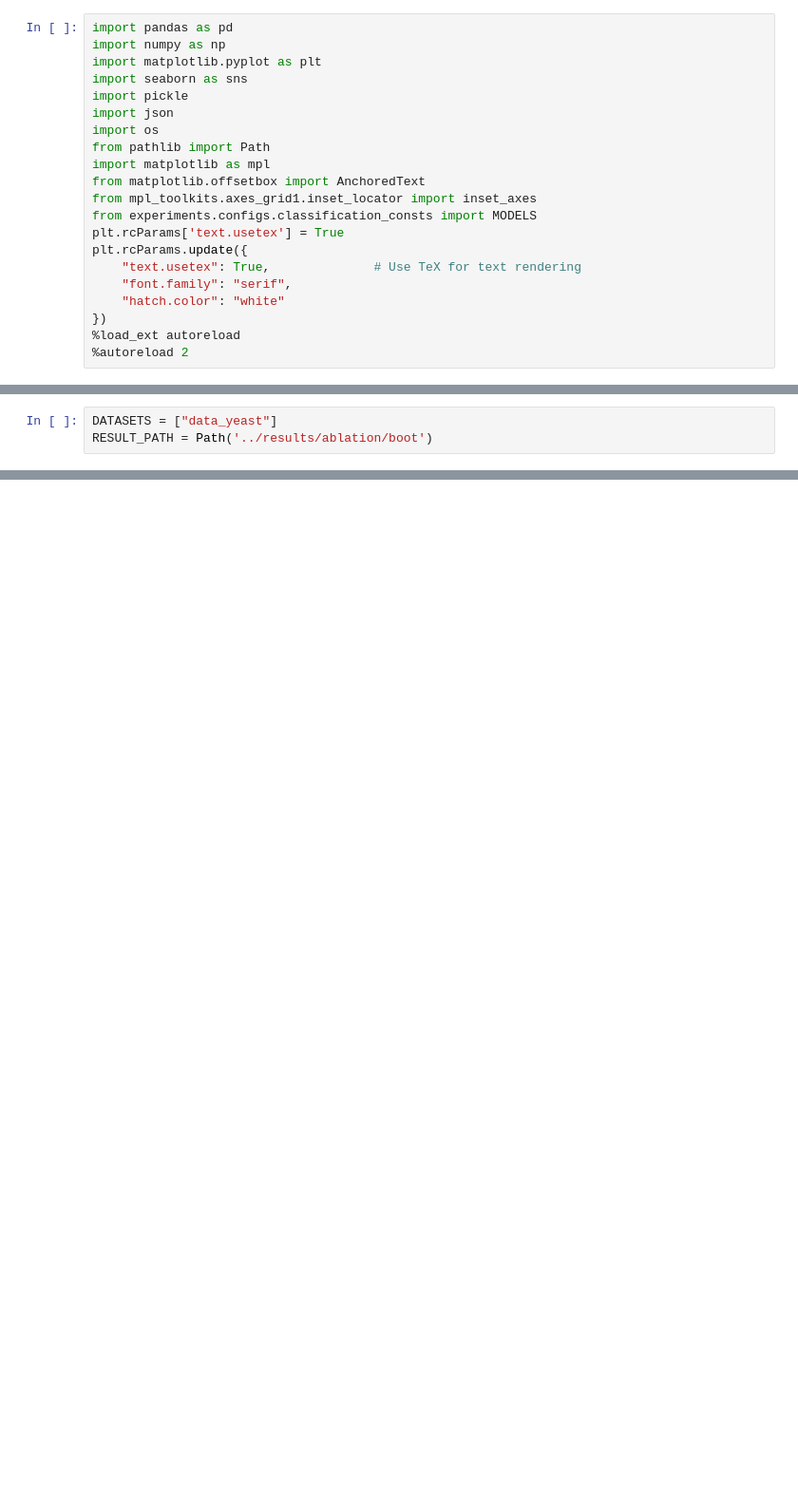
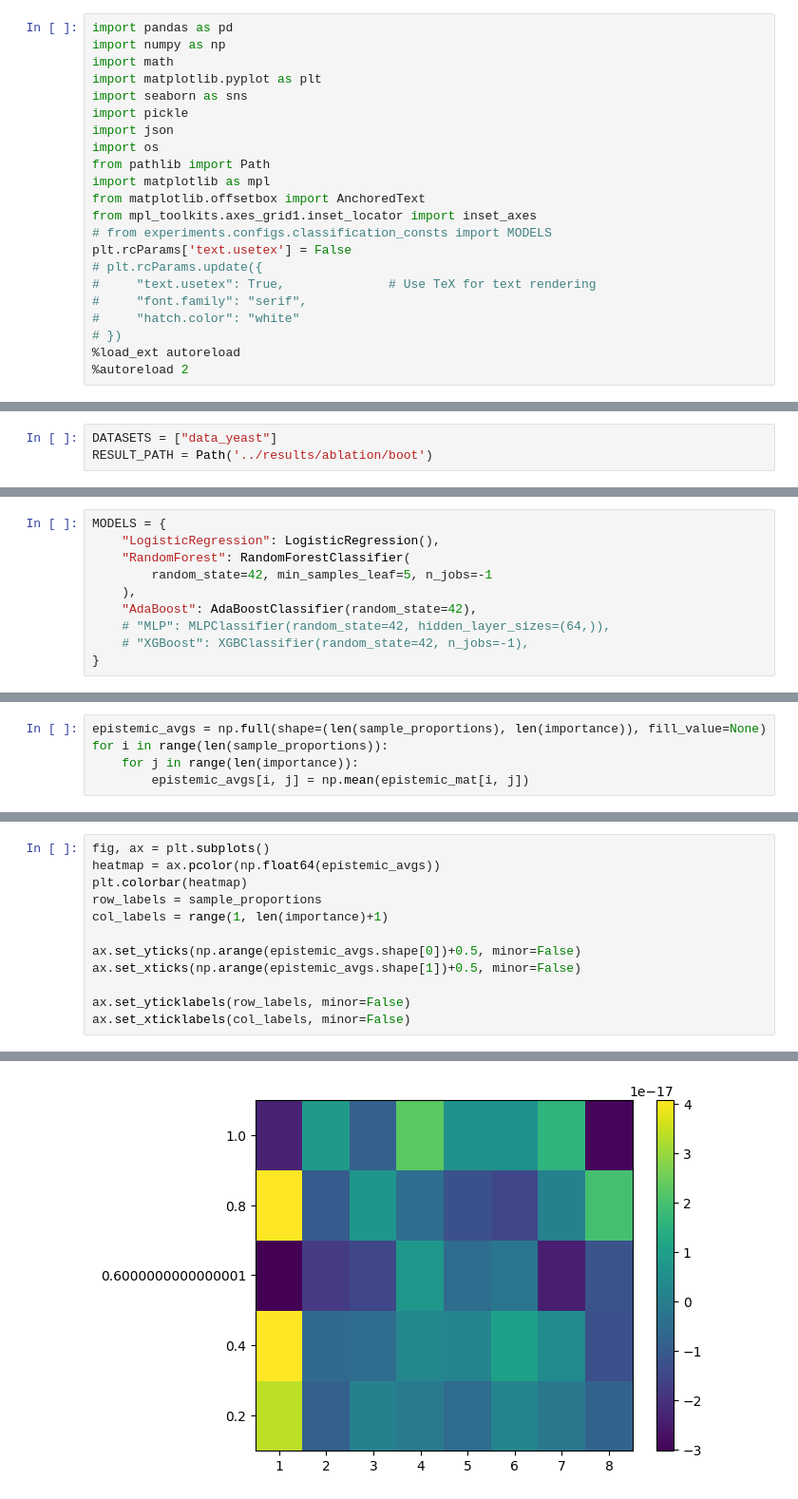
Before and after one commit to rhshi/PCS_UQ, a Jupyter notebook: jucal.ipynb, the cells around one changed output, grey strips where cells are left out. Shown at 95% size. Cells and saved outputs as stored; diff of their text form; blank space fills up the shorter version.

Commit message:
experiments

```diff
--- a/jucal.ipynb
+++ b/jucal.ipynb
@@ -1,6 +1,7 @@
 # %%
 import pandas as pd
 import numpy as np
+import math
 import matplotlib.pyplot as plt
 import seaborn as sns
 import pickle
@@ -10,13 +11,13 @@ from pathlib import Path
 import matplotlib as mpl
 from matplotlib.offsetbox import AnchoredText
 from mpl_toolkits.axes_grid1.inset_locator import inset_axes
-from experiments.configs.classification_consts import MODELS
-plt.rcParams['text.usetex'] = True
-plt.rcParams.update({
-    "text.usetex": True,              # Use TeX for text rendering
-    "font.family": "serif",
-    "hatch.color": "white"
-})
+# from experiments.configs.classification_consts import MODELS
+plt.rcParams['text.usetex'] = False
+# plt.rcParams.update({
+#     "text.usetex": True,              # Use TeX for text rendering
+#     "font.family": "serif",
+#     "hatch.color": "white"
+# })
 %load_ext autoreload
 %autoreload 2
 # %%
@@ -45,3 +36,13 @@ def get_dataset(X, y, features, sample_proportion):
+# %%
+MODELS = {
+    "LogisticRegression": LogisticRegression(),
+    "RandomForest": RandomForestClassifier(
+        random_state=42, min_samples_leaf=5, n_jobs=-1
+    ),
+    "AdaBoost": AdaBoostClassifier(random_state=42),
+    # "MLP": MLPClassifier(random_state=42, hidden_layer_sizes=(64,)),
+    # "XGBoost": XGBClassifier(random_state=42, n_jobs=-1),
+}
 # %%
 dataset_key = 0
 X, y, _, importance = get_classification_datasets(DATASETS[dataset_key])
@@ -87,0 +116,5 @@ for (i, sample_proportion) in enumerate(sample_proportions):
+# %%
+epistemic_avgs = np.full(shape=(len(sample_proportions), len(importance)), fill_value=None)
+for i in range(len(sample_proportions)):
+    for j in range(len(importance)):
+        epistemic_avgs[i, j] = np.mean(epistemic_mat[i, j])
@@ -87,0 +148,13 @@ for (i, sample_proportion) in enumerate(sample_proportions):
+# %%
+fig, ax = plt.subplots()
+heatmap = ax.pcolor(np.float64(epistemic_avgs))
+plt.colorbar(heatmap)
+row_labels = sample_proportions
+col_labels = range(1, len(importance)+1)
+
+ax.set_yticks(np.arange(epistemic_avgs.shape[0])+0.5, minor=False)
+ax.set_xticks(np.arange(epistemic_avgs.shape[1])+0.5, minor=False)
+
+ax.set_yticklabels(row_labels, minor=False)
+ax.set_xticklabels(col_labels, minor=False)
+# %% [output]
@@ -87,0 +169 @@ for (i, sample_proportion) in enumerate(sample_proportions):
+[figure, added]
```
Also changed, not shown: parts of 7 cells of this notebook, 4 other files.
